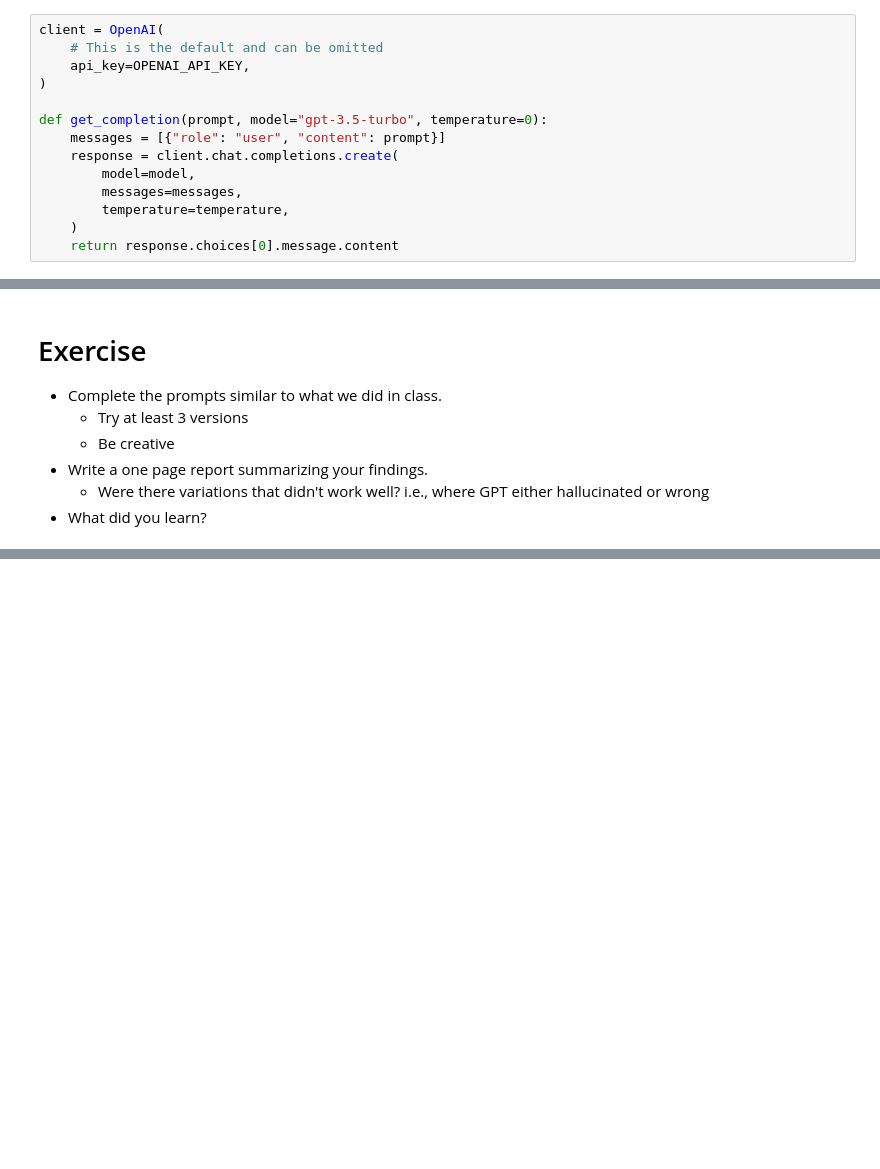
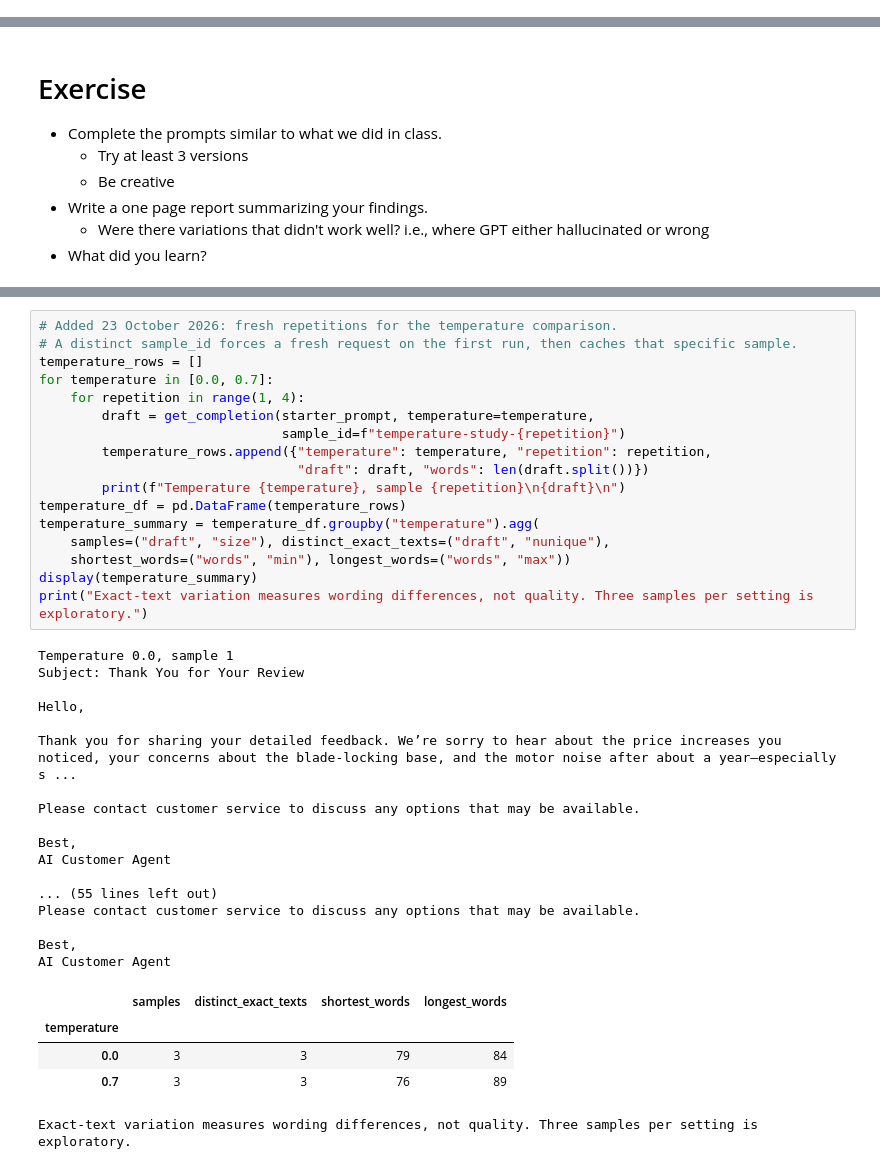
Before and after one commit to ironhack-labs/lab-customized-emails, a Jupyter notebook: lab-customized-emails.ipynb, the cells around one changed output, grey strips where cells are left out. Drawn from its saved outputs; the diff is of its cells as text; blank space fills up the shorter version.

```diff
--- a/lab-customized-emails.ipynb
+++ b/lab-customized-emails.ipynb
@@ -15,14 +0,0 @@ OPENAI_API_KEY  = os.getenv('OPENAI_API_KEY')
-# %%
-client = OpenAI(
-    # This is the default and can be omitted
-    api_key=OPENAI_API_KEY,
-)
-
-def get_completion(prompt, model="gpt-3.5-turbo", temperature=0):
-    messages = [{"role": "user", "content": prompt}]
-    response = client.chat.completions.create(
-        model=model,
-        messages=messages,
-        temperature=temperature,
-    )
-    return response.choices[0].message.content
@@ -144,0 +279,40 @@ AI customer agent
+# %%
+# Added 23 October 2026: fresh repetitions for the temperature comparison.
+# A distinct sample_id forces a fresh request on the first run, then caches that specific sample.
+temperature_rows = []
+for temperature in [0.0, 0.7]:
+    for repetition in range(1, 4):
+        draft = get_completion(starter_prompt, temperature=temperature,
+                               sample_id=f"temperature-study-{repetition}")
+        temperature_rows.append({"temperature": temperature, "repetition": repetition,
+                                 "draft": draft, "words": len(draft.split())})
+        print(f"Temperature {temperature}, sample {repetition}\n{draft}\n")
+temperature_df = pd.DataFrame(temperature_rows)
+temperature_summary = temperature_df.groupby("temperature").agg(
+    samples=("draft", "size"), distinct_exact_texts=("draft", "nunique"),
+    shortest_words=("words", "min"), longest_words=("words", "max"))
+display(temperature_summary)
+print("Exact-text variation measures wording differences, not quality. Three samples per setting is exploratory.")
+# %% [output]
+Temperature 0.0, sample 1
+Subject: Thank You for Your Review
+
+Hello,
+
+Thank you for sharing your detailed feedback. We’re sorry to hear about the price increases you noticed, your concerns about the blade-locking base, and the motor noise after about a year—especially s ...
+
+Please contact customer service to discuss any options that may be available.
+
+Best,
+AI Customer Agent
+
+... (55 lines left out)
+Please contact customer service to discuss any options that may be available.
+
+Best,
+AI Customer Agent
+|  | samples | distinct_exact_texts | shortest_words | longest_words |
+| temperature |  |  |  |  |
+| 0.0 | 3 | 3 | 79 | 84 |
+| 0.7 | 3 | 3 | 76 | 89 |
+Exact-text variation measures wording differences, not quality. Three samples per setting is exploratory.
```
Also changed, not shown: parts of 22 cells of this notebook, 2 other files.
